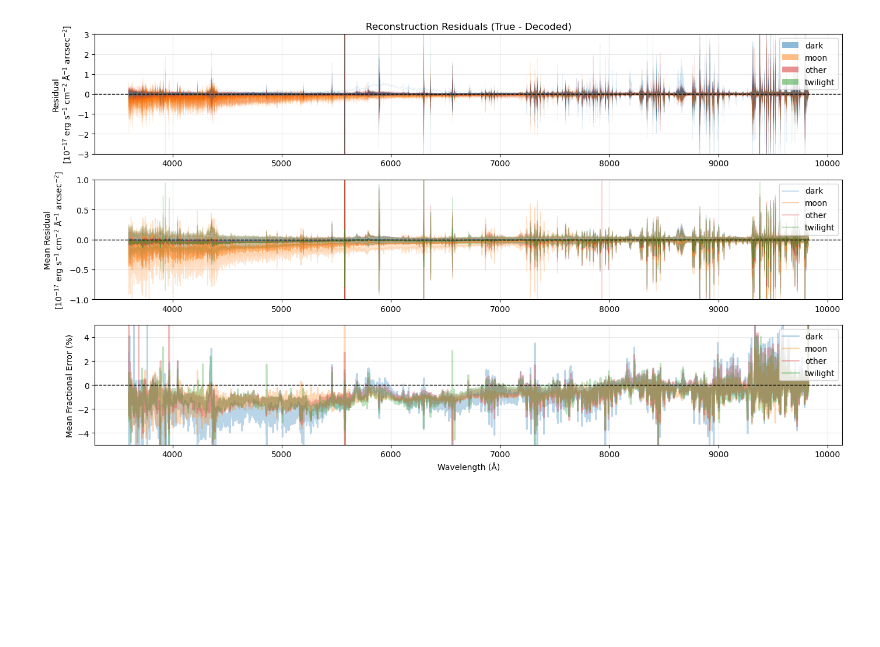
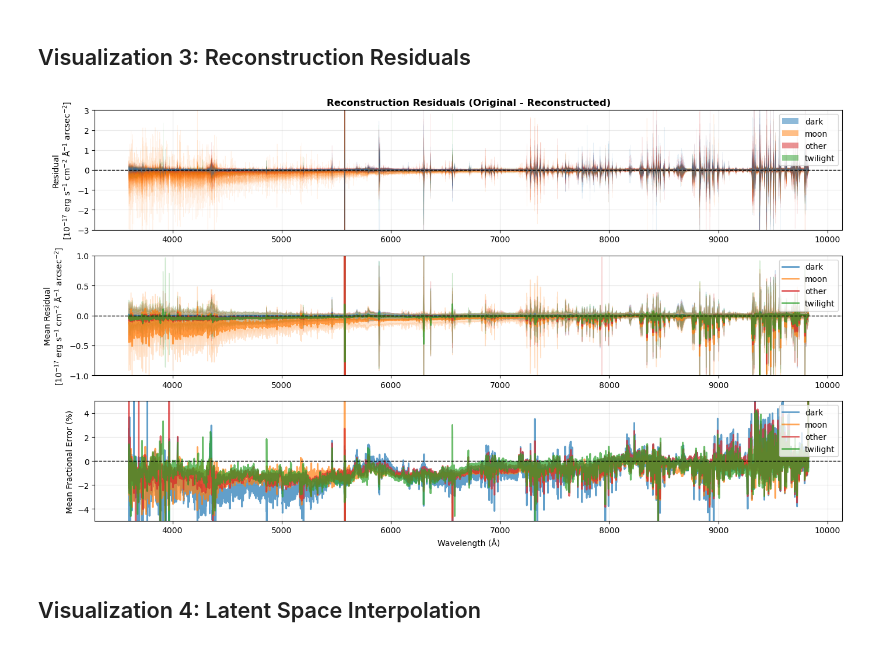
Before and after one commit to MatthewDowicz/desisky, a Jupyter notebook: examples/03_vae_analysis.ipynb, the cells around one changed output. Drawn from its saved outputs; the diff is of its cells as text; code cells hidden in the pictures; blank space fills up the shorter version.

```diff
--- a/examples/03_vae_analysis.ipynb
+++ b/examples/03_vae_analysis.ipynb
@@ -155,12 +28,0 @@ def load_vae(filename: str, project_name: str) -> "Any":
-# %%
-save_directory = os.path.join('/home/mdowicz/desisky/src/desisky/weights/')
-
-if not os.path.exists(save_directory):
-    os.makedirs(save_directory)
-
-full_path = os.path.join(save_directory, 'vae_weights.eqx')
-
-with open(full_path, "rb") as f:
-    hyperparams = json.loads(f.readline().decode())
-    model = make_VAE(**hyperparams)
-    vae = eqx.tree_deserialise_leaves(f, model)
@@ -170,0 +33,8 @@ wavelength, flux, metadata = vac.load()
+# %%
+# Load the pre-trained VAE model
+vae, meta = load_builtin("vae")
+
+print("✓ VAE model loaded successfully!")
+print(f"\nModel Architecture:")
+print(f"  Input channels: {meta['arch']['in_channels']}")
+print(f"  Latent dimension: {meta['arch']['latent_dim']}")
@@ -468,30 +338,10 @@ plt.show()
+# %% [markdown]
+## Visualization 3: Reconstruction Residuals
 # %%
-# ============================================================================
-# 1. Reconstruction Residuals (Wavelength-dependent errors)
-# ============================================================================
-
-def plot_reconstruction_residuals(wavelength, flux, decoded, sky_conditions,
-                                   n_samples=100, figsize=(14, 8)):
-    """
-    Plot reconstruction residuals to show where the VAE struggles.
-
-    Parameters
-    ----------
-    wavelength : array
-        Wavelength array
-    flux : array
-        True flux values (N, wavelength)
-    decoded : array
-        Reconstructed flux values (N, wavelength)
-    sky_conditions : array
-        Sky condition labels for each sample
-    n_samples : int
-        Number of random samples to plot
-    """
-    # Calculate residuals
+def plot_reconstruction_residuals(wavelength, flux, decoded, sky_conditions, n_samples=100, figsize=(14, 8)):
+    """Plot reconstruction residuals to show where the VAE struggles."""
     residuals = flux - decoded
 
-    # Color scheme
     sky_color_scheme = {
         'dark': '#1f77b4',
         'moon': '#ff7f0e',
@@ -501,13 +351,12 @@ def plot_reconstruction_residuals(wavelength, flux, decoded, sky_conditions,
 
     fig, axes = plt.subplots(3, 1, figsize=figsize)
 
-    # Panel 1: Individual residuals colored by sky condition
+    # Panel 1: Individual residuals
     indices = np.random.choice(len(flux), size=min(n_samples, len(flux)), replace=False)
     for idx in indices:
         color = sky_color_scheme.get(sky_conditions[idx], '#7f7f7f')
         axes[0].plot(wavelength, residuals[idx], alpha=0.1, color=color, linewidth=0.5)
 
-    # Add legend
     from matplotlib.patches import Patch
     legend_elements = [Patch(facecolor=sky_color_scheme[cat], alpha=0.5, label=cat)
                       for cat in np.unique(sky_conditions)]
@@ -515,49 +364,47 @@ def plot_reconstruction_residuals(wavelength, flux, decoded, sky_conditions,
     axes[0].legend(handles=legend_elements, loc='upper right')
     axes[0].axhline(0, color='black', linestyle='--', linewidth=1)
     axes[0].set_ylabel('Residual\n[$10^{-17}$ erg s$^{-1}$ cm$^{-2}$ Å$^{-1}$ arcsec$^{-2}$]')
-    axes[0].set_title('Reconstruction Residuals (True - Decoded)')
+    axes[0].set_title('Reconstruction Residuals (Original - Reconstructed)', fontweight='bold')
     axes[0].grid(alpha=0.3)
 
-    # Panel 2: Mean and std of residuals by condition
+    # Panel 2: Mean and std by condition
     for condition in np.unique(sky_conditions):
         mask = sky_conditions == condition
         mean_residual = np.mean(residuals[mask], axis=0)
         std_residual = np.std(residuals[mask], axis=0)
 
         color = sky_color_scheme.get(condition, '#7f7f7f')
-        axes[1].plot(wavelength, mean_residual, label=condition, alpha=0.5, color=color, linewidth=1)
-        axes[1].fill_between(wavelength,
-                             mean_residual - std_residual,
-                             mean_residual + std_residual,
+        axes[1].plot(wavelength, mean_residual, label=condition, alpha=0.7, color=color, linewidth=2)
+        axes[1].fill_between(wavelength, mean_residual - std_residual, mean_residual + std_residual,
                              alpha=0.2, color=color)
     axes[1].set_ylim(-1, 1)
     axes[1].axhline(0, color='black', linestyle='--', linewidth=1)
     axes[1].set_ylabel('Mean Residual\n[$10^{-17}$ erg s$^{-1}$ cm$^{-2}$ Å$^{-1}$ arcsec$^{-2}$]')
     axes[1].legend(loc='upper right')
     axes[1].grid(alpha=0.3)
 
-    # Panel 3: Fractional error (residual / true)
-    fractional_error = residuals / (flux + 1e-10)  # Add small value to avoid division by zero
+    # Panel 3: Fractional error
+    fractional_error = residuals / (flux + 1e-10)
     for condition in np.unique(sky_conditions):
         mask = sky_conditions == condition
         mean_frac_error = np.mean(fractional_error[mask], axis=0)
-
         color = sky_color_scheme.get(condition, '#7f7f7f')
-        axes[2].plot(wavelength, mean_frac_error * 100, label=condition, alpha=0.3, color=color, linewidth=2)
+        axes[2].plot(wavelength, mean_frac_error * 100, label=condition, alpha=0.7, color=color, linewidth=2)
 
     axes[2].set_ylim(-5, 5)
     axes[2].axhline(0, color='black', linestyle='--', linewidth=1)
     axes[2].set_xlabel('Wavelength (Å)')
     axes[2].set_ylabel('Mean Fractional Error (%)')
     axes[2].legend(loc='upper right')
     axes[2].grid(alpha=0.3)
 
     plt.tight_layout()
     return fig
 
-# Generate the plot
-fig = plot_reconstruction_residuals(wavelength, flux.squeeze(), decoded, sky_conditions, n_samples=200)
+fig = plot_reconstruction_residuals(wavelength, flux, decoded, sky_conditions, n_samples=200)
 plt.show()
 # %% [output]
-[figure, old version]
+[figure, new version]
+# %% [markdown]
+## Visualization 4: Latent Space Interpolation
 # %%
```
Also changed, not shown: parts of 23 cells of this notebook, 1 other file.
